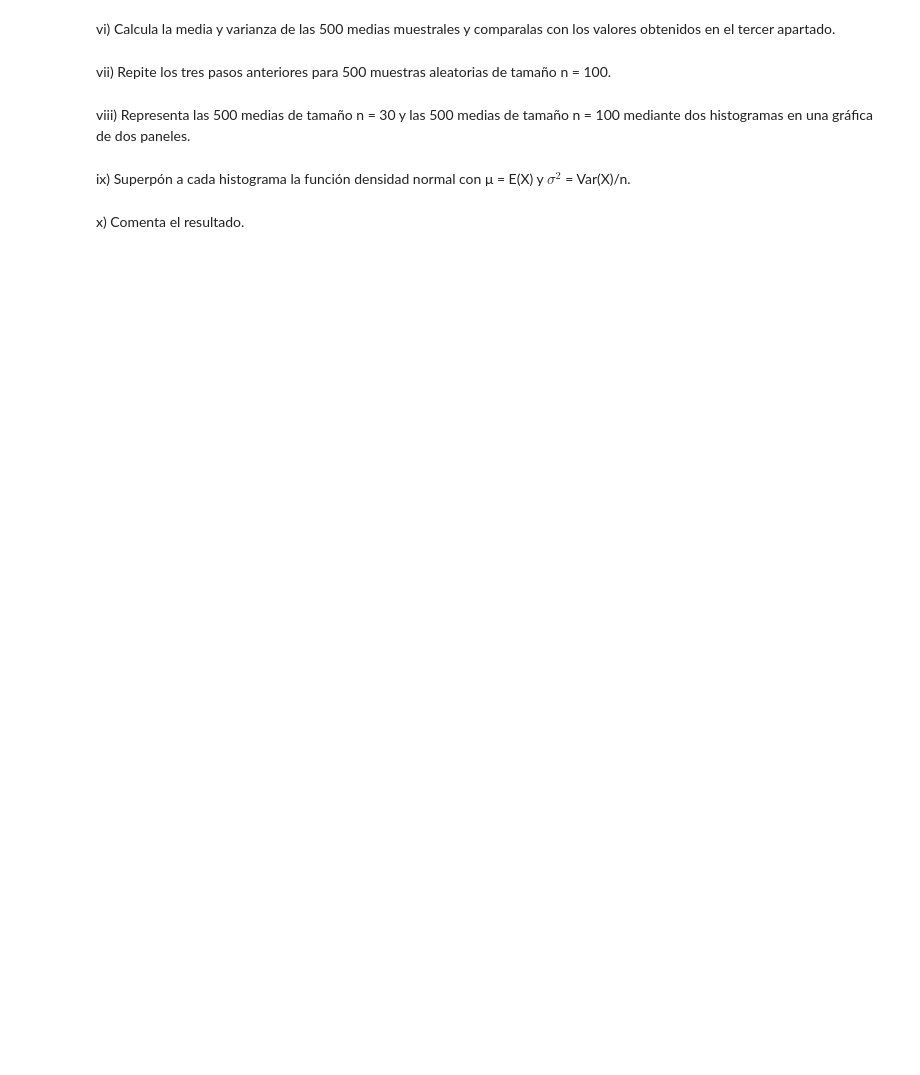
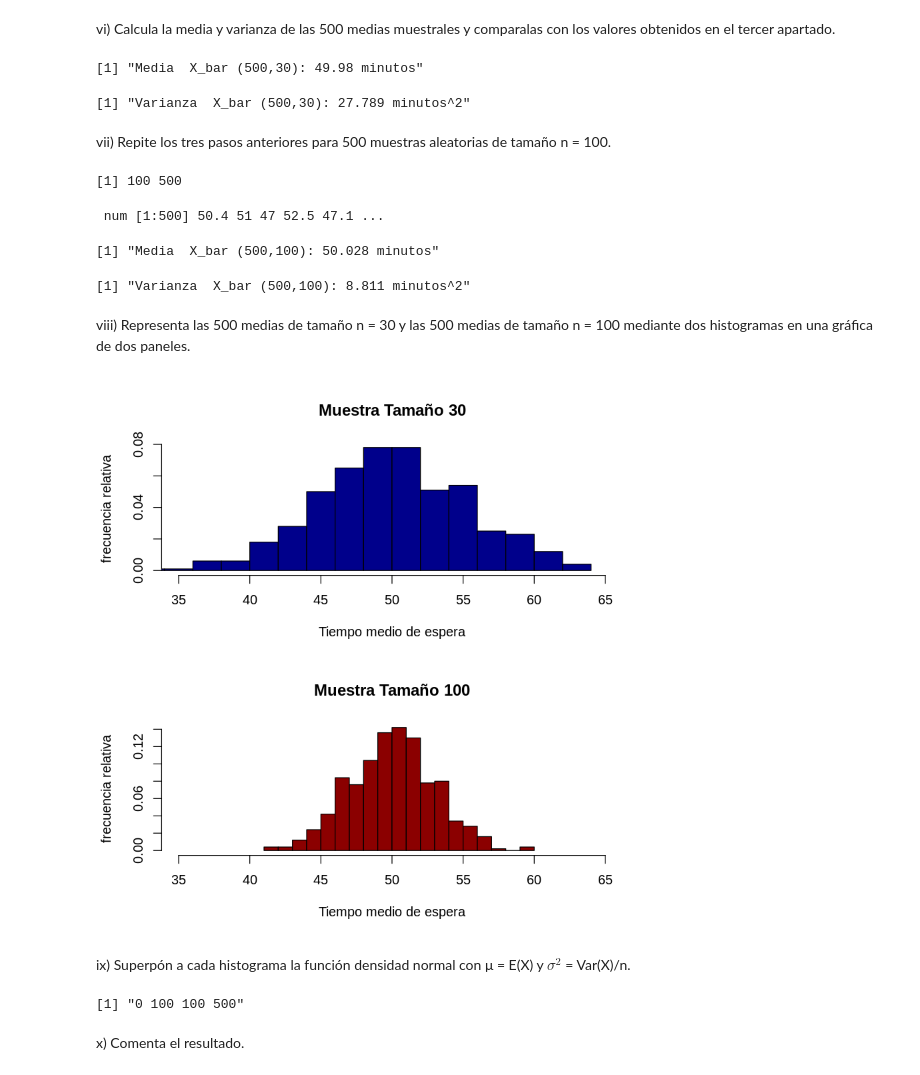
Before and after one commit to yerartdev/uc-m1965-stats, a Jupyter notebook: p3/practica3-gerardo-de-miguel.gonzalez.ipynb, the cells around one changed output. Drawn from its saved outputs; the diff is of its cells as text; code cells hidden in the pictures; blank space fills up the shorter version.

Commit message:
stats-i: práctica 3, pendientes las gráficas según tamaño de lamuestra e interpretación

```diff
--- a/p3/practica3-gerardo-de-miguel.gonzalez.ipynb
+++ b/p3/practica3-gerardo-de-miguel.gonzalez.ipynb
@@ -136,10 +177,61 @@ str(media.M.30)
 # %% [markdown]
 vi) Calcula la media y varianza de las 500 medias muestrales y comparalas con los valores
 obtenidos en el tercer apartado.
+# %%
+#::GMG::Ahora tenemos una muestra de tamaño 500 de una variable aleatoria "tiempo medio de espera"
+#       que es un estadístico de centralidad del tiempo de espera en minutos.
+#::GMG::Podemos interpretar que tomando ese número elevado de muestras vamos a reducir la varianza
+#       del estadístico y su valor medio va a converger al valor de E(X)
+media.30 <- mean(media.M.x.30)
+varianza.30 <- var(media.M.x.30)
+paste('Media  X_bar (500,30):', round(media.30,3), 'minutos')
+paste('Varianza  X_bar (500,30):', round(varianza.30,3), 'minutos^2')
+# %% [output]
+[1] "Media  X_bar (500,30): 49.98 minutos"
+[1] "Varianza  X_bar (500,30): 27.789 minutos^2"
 # %% [markdown]
 vii) Repite los tres pasos anteriores para 500 muestras aleatorias de tamaño n = 100.
+# %%
+set.seed(1)
+tamaño <- 100
+M.x.100 <- matrix(data = runif(n = tamaño*muestras, min = a, max = b),
+                 nrow = tamaño, ncol = muestras, byrow = TRUE)
+dim(M.x.100)
+# %% [output]
+[1] 100 500
+# %%
+media.M.x.100 <- colMeans(M.x.100)
+str(media.M.x.100)
+# %% [output]
+ num [1:500] 50.4 51 47 52.5 47.1 ...
+# %%
+media.100 <- mean(media.M.x.100)
+varianza.100 <- var(media.M.x.100)
+paste('Media  X_bar (500,100):', round(media.100,3), 'minutos')
+paste('Varianza  X_bar (500,100):', round(varianza.100,3), 'minutos^2')
+# %% [output]
+[1] "Media  X_bar (500,100): 50.028 minutos"
+[1] "Varianza  X_bar (500,100): 8.811 minutos^2"
 # %% [markdown]
 viii) Representa las 500 medias de tamaño n = 30 y las 500 medias de tamaño n = 100 mediante
 dos histogramas en una gráfica de dos paneles.
+# %%
+par(mfrow=c(2,1))
+hist(media.M.x.30, freq=FALSE,
+     xlab='Tiempo medio de espera', ylab = 'frecuencia relativa',
+     xlim = c(35,65),
+     col = 'darkblue', breaks='FD',
+     main = 'Muestra Tamaño 30')
+hist(media.M.x.100, freq=FALSE,
+     xlab='Tiempo medio de espera', ylab = 'frecuencia relativa',
+     xlim = c(35,65),
+     col = 'darkred', breaks='FD',
+     main = "Muestra Tamaño 100")
+# %% [output]
+[figure, added]
 # %% [markdown]
 ix) Superpón a cada histograma la función densidad normal con μ = E(X) y $σ^2$ = Var(X)/n.
+# %%
+paste(a,b,tamaño, muestras)
+# %% [output]
+[1] "0 100 100 500"
```
Also changed, not shown: parts of 16 cells of this notebook.
